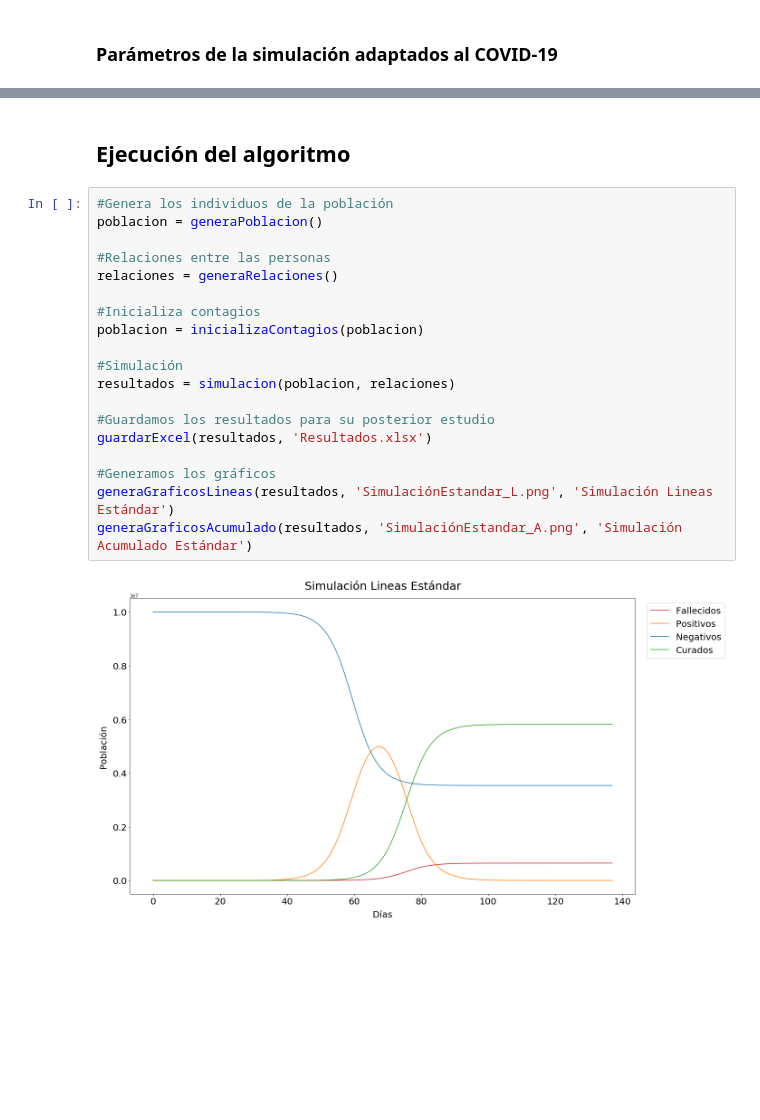
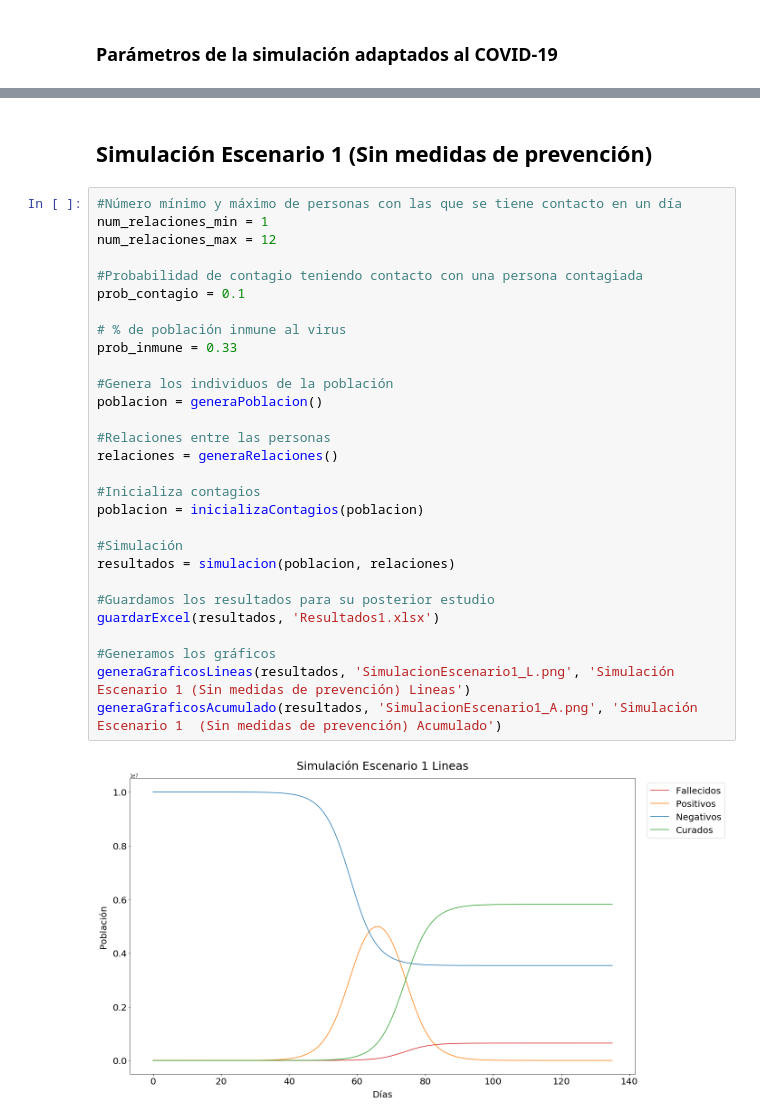
Before and after one commit to PascualArroyo/Simulador_Contagio_COVID-19, a Jupyter notebook: SimulacionVirtualContagio_COVID-19.ipynb, the cells around one changed output, grey strips where cells are left out. Drawn from its saved outputs; the diff is of its cells as text; blank space fills up the shorter version.

```diff
--- a/SimulacionVirtualContagio_COVID-19.ipynb
+++ b/SimulacionVirtualContagio_COVID-19.ipynb
@@ -231,26 +235,36 @@ num_dias_incubacion = 2
 #2 -> Positivo
 #3 -> Curado
 #4 -> Fallecido
-# %% [markdown]
-## Ejecución del algoritmo
+# %% [markdown]
+## Simulación Escenario 1 (Sin medidas de prevención)
 # %%
+#Número mínimo y máximo de personas con las que se tiene contacto en un día
+num_relaciones_min = 1
+num_relaciones_max = 12
+
+#Probabilidad de contagio teniendo contacto con una persona contagiada
+prob_contagio = 0.1
+
+# % de población inmune al virus
+prob_inmune = 0.33
+
 #Genera los individuos de la población
 poblacion = generaPoblacion()
 
 #Relaciones entre las personas
 relaciones = generaRelaciones()
 
 #Inicializa contagios
 poblacion = inicializaContagios(poblacion)
 
 #Simulación
 resultados = simulacion(poblacion, relaciones)
 
 #Guardamos los resultados para su posterior estudio
-guardarExcel(resultados, 'Resultados.xlsx')
+guardarExcel(resultados, 'Resultados1.xlsx')
 
 #Generamos los gráficos
-generaGraficosLineas(resultados, 'SimulaciónEstandar_L.png', 'Simulación Lineas Estándar')
-generaGraficosAcumulado(resultados, 'SimulaciónEstandar_A.png', 'Simulación Acumulado Estándar')
+generaGraficosLineas(resultados, 'SimulacionEscenario1_L.png', 'Simulación Escenario 1 (Sin medidas de prevención) Lineas')
+generaGraficosAcumulado(resultados, 'SimulacionEscenario1_A.png', 'Simulación Escenario 1  (Sin medidas de prevención) Acumulado')
 # %% [output]
-[figure, old version]
+[figure, new version]
```
Also changed, not shown: parts of 22 cells of this notebook, 23 other files.
